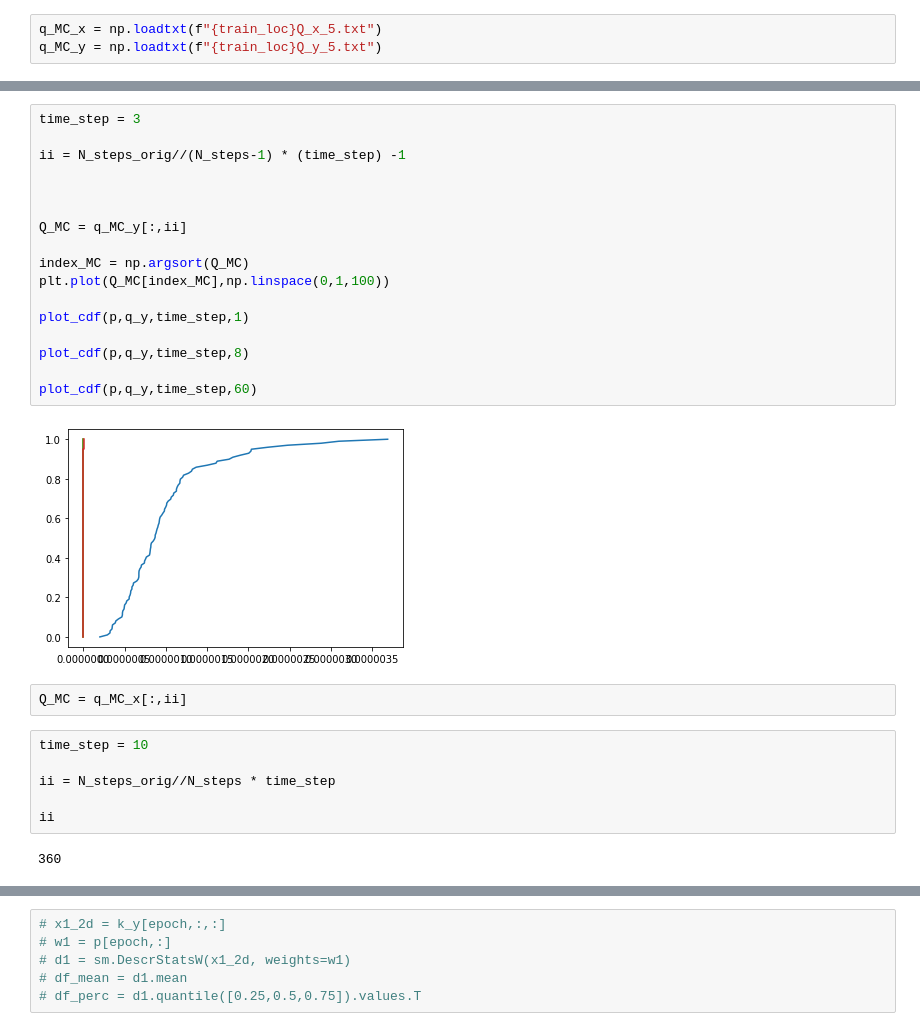
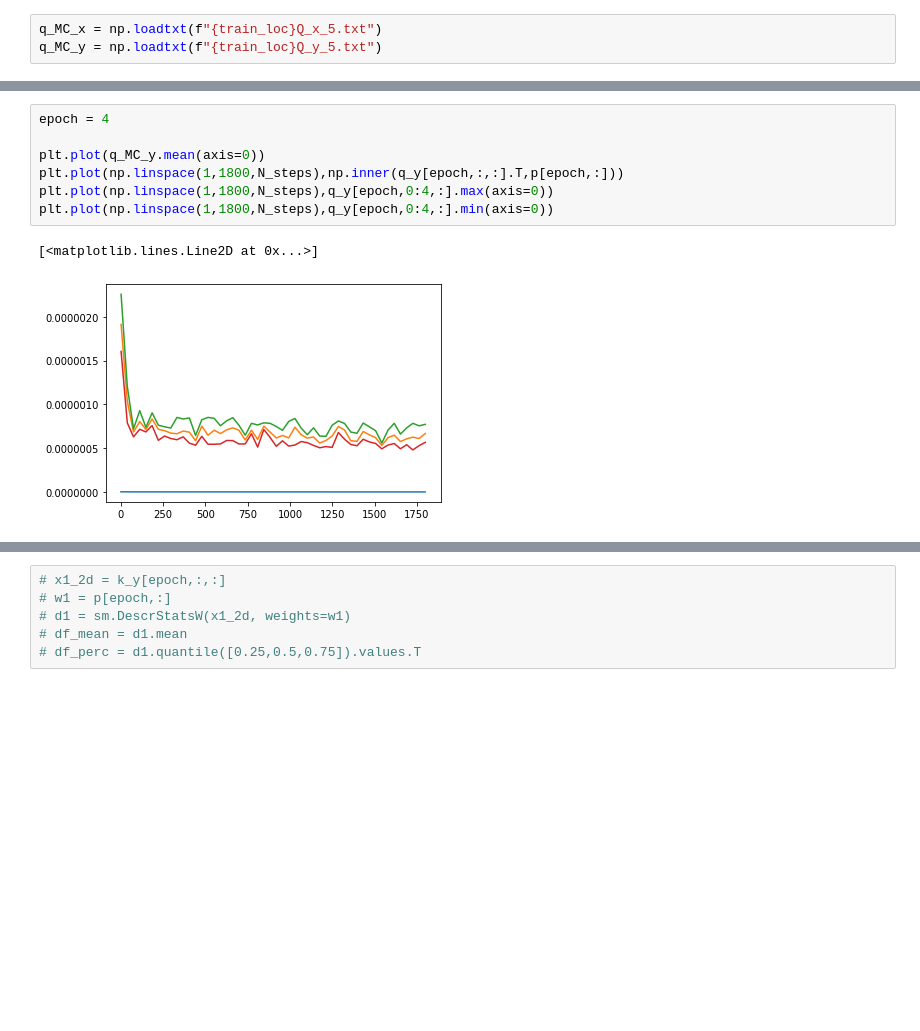
Before and after one commit to dbelivanis/Information-Theory-2, a Jupyter notebook: Optimization/check.ipynb, the cells around one changed output, grey strips where cells are left out. Cells and saved outputs as stored; diff of their text form; blank space fills up the shorter version.

```diff
--- a/Optimization/check.ipynb
+++ b/Optimization/check.ipynb
@@ -160,30 +63,11 @@ array([0.015625, 0.015625, 0.015625, 0.015625, 0.015625, 0.015625,
-# %%
-time_step = 3
-
-ii = N_steps_orig//(N_steps-1) * (time_step) -1
-
-
-
-Q_MC = q_MC_y[:,ii]
-
-index_MC = np.argsort(Q_MC)
-plt.plot(Q_MC[index_MC],np.linspace(0,1,100))
-
-plot_cdf(p,q_y,time_step,1)
-
-plot_cdf(p,q_y,time_step,8)
-
-plot_cdf(p,q_y,time_step,60)
-# %% [output]
-[figure, removed]
-# %%
-Q_MC = q_MC_x[:,ii]
-# %%
-time_step = 10
-
-ii = N_steps_orig//N_steps * time_step
-
-ii
-# %% [output]
-360
+# %%
+epoch = 4
+
+plt.plot(q_MC_y.mean(axis=0))
+plt.plot(np.linspace(1,1800,N_steps),np.inner(q_y[epoch,:,:].T,p[epoch,:]))
+plt.plot(np.linspace(1,1800,N_steps),q_y[epoch,0:4,:].max(axis=0))
+plt.plot(np.linspace(1,1800,N_steps),q_y[epoch,0:4,:].min(axis=0))
+# %% [output]
+[<matplotlib.lines.Line2D at 0x...>]
+[figure, added]
 # %%
```
Also changed, not shown: parts of 20 cells of this notebook, 1 other file.
